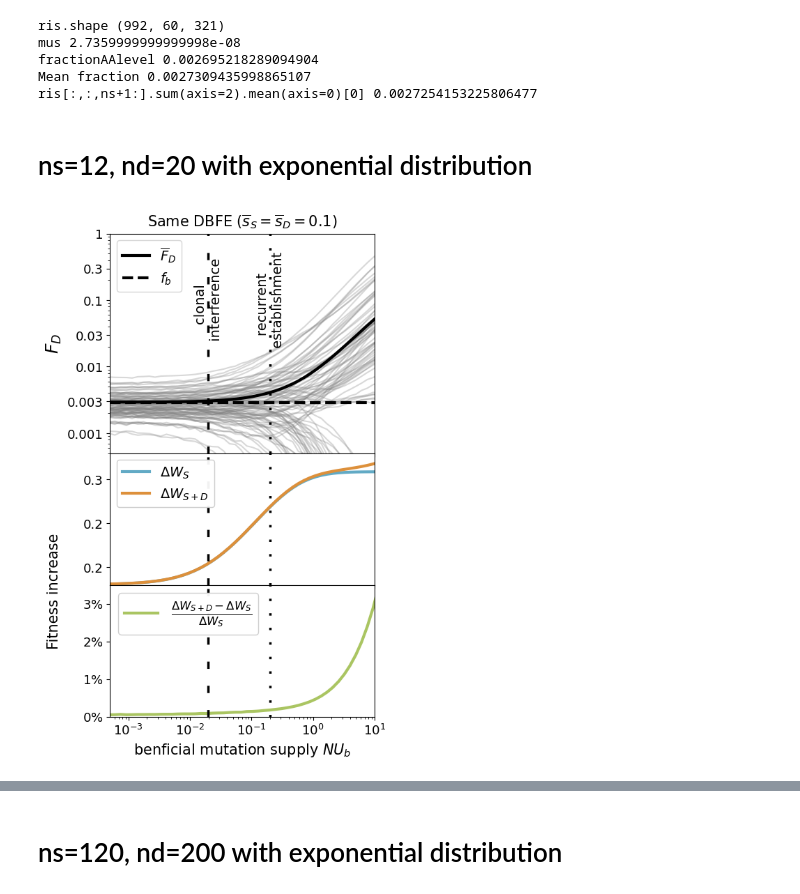
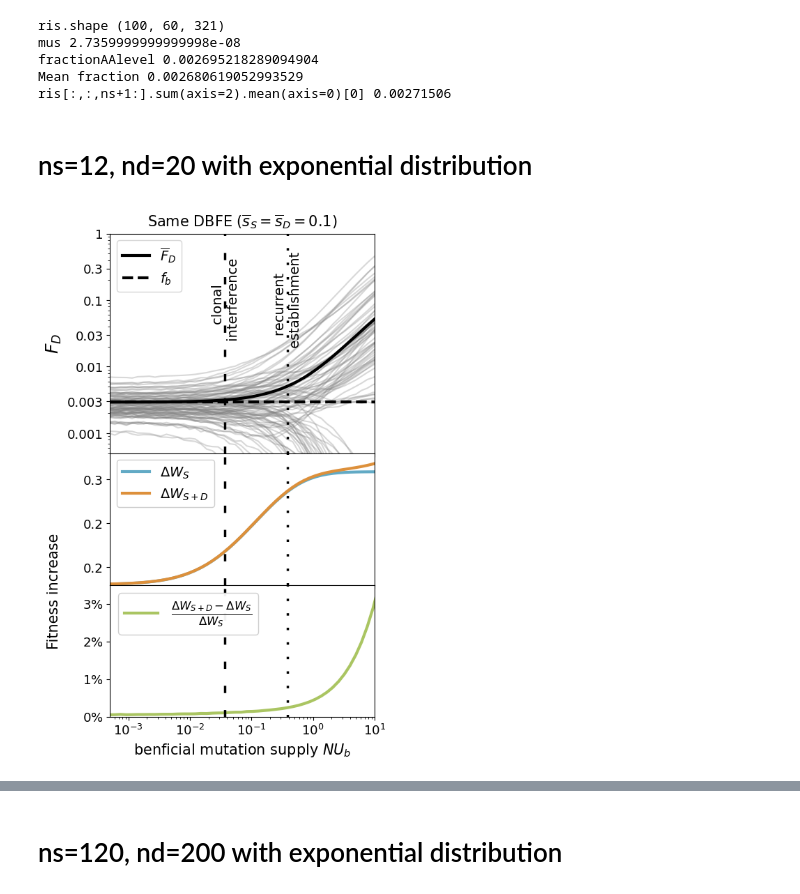
Before and after one commit to AlexKI123/DoublesProject, a Jupyter notebook: Code/WFModel/Plotting/Plot_Random_Result.ipynb, the cells around one changed output, grey strips where cells are left out. Cells and saved outputs as stored; diff of their text form; code cells hidden in the pictures.

```diff
--- a/Code/WFModel/Plotting/Plot_Random_Result.ipynb
+++ b/Code/WFModel/Plotting/Plot_Random_Result.ipynb
@@ -17,6 +17,10 @@ def calc_harmonic(n):
 # %%
 ns = 120  #12 or 120
 nd = 200  #20 or 200
+
+
+folderdir = '/Users/juklug/Desktop/simu'
+#folderdir = '/Users/alexander/Desktop/RandomLandscapes'
 
 ########################################################
 #Fig 4: ns=120 & nd=200
@@ -24,10 +28,16 @@ nd = 200  #20 or 200
 #folder = '/Users/alexander/Desktop/RandomLandscapes/Old/meanS008D01ns120nd200_exp'
 #folder = '/Users/alexander/Desktop/RandomLandscapes/Old/meanS01D008ns120nd200_exp'
 
-folder = '/Users/alexander/Desktop/RandomLandscapes/dataExp_s01'
-#folder = '/Users/alexander/Desktop/RandomLandscapes/dataExp_ss01_sd008'
-#folder = '/Users/alexander/Desktop/RandomLandscapes/dataExp_ss008_sd01'
+#folder = folderdir + '/dataExps01'
+#folder = folderdir + '/dataExp_ss01_sd008'
+#folder = folderdir + '/dataExp_ss008_sd01'
 
+########################################################
+# ns=120 & nd=200 (s=0.01)
+#folder = folderdir + '/dataExps001'
+
+
+########################################################
 
 #Fig S6: ns=12 & nd=20
 #folder = '/Users/alex/polybox/MNM/ClusterCode/Data_alpha0004/data_avg1m_ns12_nd20_s01_v3'
@@ -35,19 +45,20 @@ folder = '/Users/alexander/Desktop/RandomLandscapes/dataExp_s01'
 #folder = '/Users/alexander/Desktop/RandomLandscapes/Old/meanS01D005ns12nd20_exp'
 #folder = '/Users/alexander/Desktop/RandomLandscapes/Old/meanS005D01ns12nd20_exp'
 
-#folder = '/Users/alexander/Desktop/RandomLandscapes/dataExp_s01_small'
-#folder = '/Users/alexander/Desktop/RandomLandscapes/dataExp_ss01_sd005_small'
-#folder = '/Users/alexander/Desktop/RandomLandscapes/dataExp_ss005_sd01_small'
+#folder = folderdir + '/dataExps01small'
+#folder = folderdir + '/dataExp_ss01_sd005_small'
+#folder = folderdir + '/dataExp_ss005_sd01_small'
 
+########################################################
 
 #Fig S5: ns=120 & nd=200 with Pareto distribution
 #folder = '/Users/alexander/Desktop/RandomLandscapes/Old/mean01shape25ns120nd200_pareto'
 #folder = '/Users/alexander/Desktop/RandomLandscapes/Old/meanS01D008shape25ns120nd200_pareto'
 #folder = '/Users/alexander/Desktop/RandomLandscapes/Old/meanS008D01shape25ns120nd200_pareto'
 
-#folder = '/Users/alexander/Desktop/RandomLandscapes/dataExp_s01_k25'
-#folder = '/Users/alexander/Desktop/RandomLandscapes/dataExp_ss008_sd01_k25'
-#folder = '/Users/alexander/Desktop/RandomLandscapes/dataExp_ss01_sd008_k25'
+folder = folderdir + '/dataExp_s01_k25'
+#folder = folderdir + '/dataExp_ss008_sd01_k25'
+#folder = folderdir + '//dataExp_ss01_sd008_k25'
 
 ########################################################
 
@@ -57,7 +68,14 @@ ris0 = []
 ris = []
 f = []
 
+# Initialize counter
+landscape_count = 0
 for sfile in sorted(glob.glob(folder+'/*ris.npy')):
+    # Increment the iteration count
+    landscape_count += 1
+    if landscape_count > 100:
+        break
+
     result = re.search(''+folder+'/(.*)_', sfile)
     seed = result.group(1)
     ris.append(np.load(folder+"/"+seed+"_ris.npy"))
@@ -135,11 +153,11 @@ for j in range(ris.shape[1]):
 ΔW_S = np.array(ΔW_S)
 y= (ΔW_SD-ΔW_S)/ΔW_S
 # %% [output]
-ris.shape (992, 60, 321)
+ris.shape (100, 60, 321)
 mus 2.7359999999999998e-08
 fractionAAlevel 0.002695218289094904
-Mean fraction 0.0027309435998865107
-ris[:,:,ns+1:].sum(axis=2).mean(axis=0)[0] 0.0027254153225806477
+Mean fraction 0.002680619052993529
+ris[:,:,ns+1:].sum(axis=2).mean(axis=0)[0] 0.00271506
 # %% [markdown]
 # ns=12, nd=20 with exponential distribution
 # %%
@@ -160,13 +178,13 @@ axes[0].axhline([fraction_of_time_a_AAsub_only_due_to_doubles], linestyle="--",
 
 
 epsilon=1
-axes[0].axvline([np.real(epsilon/(4*lambertw(epsilon/(4*U))))], linestyle=(0, (3, 7)), color="black",linewidth=2.5)
-axes[0].axvline([np.real(epsilon*ns/(4*lambertw(epsilon/(4*mus/6.09))))], linestyle=(0, (1, 5)), color="black",linewidth=2.5)
+axes[0].axvline([np.real(epsilon/(2*lambertw(epsilon/(2*U))))], linestyle=(0, (3, 7)), color="black",linewidth=2.5)
+axes[0].axvline([np.real(epsilon*ns/(2*lambertw(epsilon/(2*mus/6.09))))], linestyle=(0, (1, 5)), color="black",linewidth=2.5)
 
 
 # Add text at the vertical line
-axes[0].text(np.real(epsilon/(4*lambertw(epsilon/(4*U))))+0.0006, 0.095, 'clonal \n interference', rotation=90, verticalalignment='center', horizontalalignment='center', multialignment='center', fontsize=14)
-axes[0].text(np.real(epsilon*ns/(4*lambertw(epsilon/(4*mus/6.09))))+0.005, 0.095, 'recurrent \n establishment', rotation=90, verticalalignment='center', horizontalalignment='center', multialignment='center', fontsize=14)
+axes[0].text(np.real(epsilon/(2*lambertw(epsilon/(2*U))))+0.0006, 0.095, 'clonal \n interference', rotation=90, verticalalignment='center', horizontalalignment='center', multialignment='center', fontsize=14)
+axes[0].text(np.real(epsilon*ns/(2*lambertw(epsilon/(2*mus/6.09))))+0.005, 0.095, 'recurrent \n establishment', rotation=90, verticalalignment='center', horizontalalignment='center', multialignment='center', fontsize=14)
 
 axes[0].set_ylabel('$F_D$', fontsize=18)
 axes[0].set_title('Same DBFE ($\\overline{s}_S=\overline{s}_D=0.1$)', fontsize=15,pad=8)
@@ -185,8 +203,8 @@ axes[0].legend(fontsize=14, loc=0)
 axes[1].plot(x,ΔW_S, linewidth = 3, color="#62AAC5", label="$\Delta W_{S}$")
 axes[1].plot(x,ΔW_SD, linewidth = 3, color = "#DD903B", label="$\Delta W_{S+D}$")
 
-axes[1].axvline([np.real(epsilon/(4*lambertw(epsilon/(4*U))))], linestyle=(0, (3, 7)), color="black",linewidth=2.5)
-axes[1].axvline([np.real(epsilon*ns/(4*lambertw(epsilon/(4*mus/6.09))))], linestyle=(0, (1, 5)), color="black",linewidth=2.5)
+axes[1].axvline([np.real(epsilon/(2*lambertw(epsilon/(2*U))))], linestyle=(0, (3, 7)), color="black",linewidth=2.5)
+axes[1].axvline([np.real(epsilon*ns/(2*lambertw(epsilon/(2*mus/6.09))))], linestyle=(0, (1, 5)), color="black",linewidth=2.5)
 
 
 axes[1].tick_params(axis='y', labelsize=13)
@@ -202,8 +220,8 @@ legend.get_frame().set_alpha(0.95)
 axes[2].plot(x,(ΔW_SD-ΔW_S)/ΔW_S, linewidth = 3, color = "#AAC562", label="$\\frac{\Delta W_{S+D}-\Delta W_{S}}{\Delta W_{S}}$")
 
 
-axes[2].axvline([np.real(epsilon/(4*lambertw(epsilon/(4*U))))], linestyle=(0, (3, 7)), color="black",linewidth=2.5)
-axes[2].axvline([np.real(epsilon*ns/(4*lambertw(epsilon/(4*mus/6.09))))], linestyle=(0, (1, 5)), color="black",linewidth=2.5)
+axes[2].axvline([np.real(epsilon/(2*lambertw(epsilon/(2*U))))], linestyle=(0, (3, 7)), color="black",linewidth=2.5)
+axes[2].axvline([np.real(epsilon*ns/(2*lambertw(epsilon/(2*mus/6.09))))], linestyle=(0, (1, 5)), color="black",linewidth=2.5)
 
 axes[2].set_ylim(0.0001,0.035)
 #axes[2].set_yscale("log")
@@ -211,34 +229,34 @@ axes[2].set_ylim(0.0001,0.035)
 
 axes[2].set_yticks([0.0,0.01,0.02, 0.03])
 axes[2].set_yticklabels(["$0 \\%$","$1 \\%$","$2 \\%$", "$3 \\%$"], fontsize=13)
 
 legend = axes[2].legend(fontsize=17)
 legend.get_frame().set_alpha(0.95)
 
 
 
 axes[2].set_xlabel('benficial mutation supply $NU_b$', fontsize=15)
 axes[2].set_xlim(10**(-3.3),10)
 axes[2].set_xscale("log")
 
 fig.text(-0.06, 0.31, 'Fitness increase', va='center', rotation='vertical', fontsize=15)
 
 
 plt.tick_params(axis="x", labelsize=13)
 
 
 handles, labels = axes[0].get_legend_handles_labels()
 
 for ax in axes.flatten()[1:]:
     handles_temp, labels_temp = ax.get_legend_handles_labels()
     handles += handles_temp
     labels += labels_temp
 
 
 plt.savefig("FD_W_12_sigma01.pdf", transparent=True, bbox_inches='tight')
 plt.show()
 # %% [output]
-[figure, old version]
+[figure, new version]
 # %%
 # Create two subplots sharing y axis
 fig, axes = plt.subplots(3, figsize=(4.9, 9), sharex=True, gridspec_kw={'height_ratios': [2, 1.2,1.2]})#, hspace=0.2, wspace=0.2))
```
Also changed, not shown: parts of 10 cells of this notebook, 1 other file.
